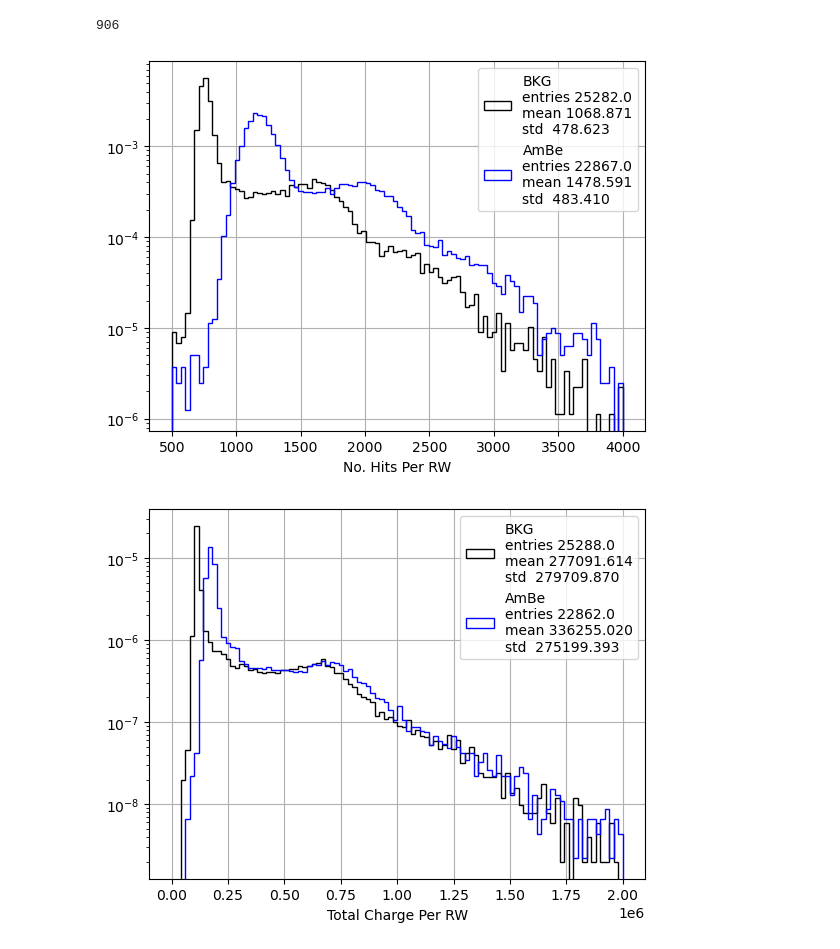
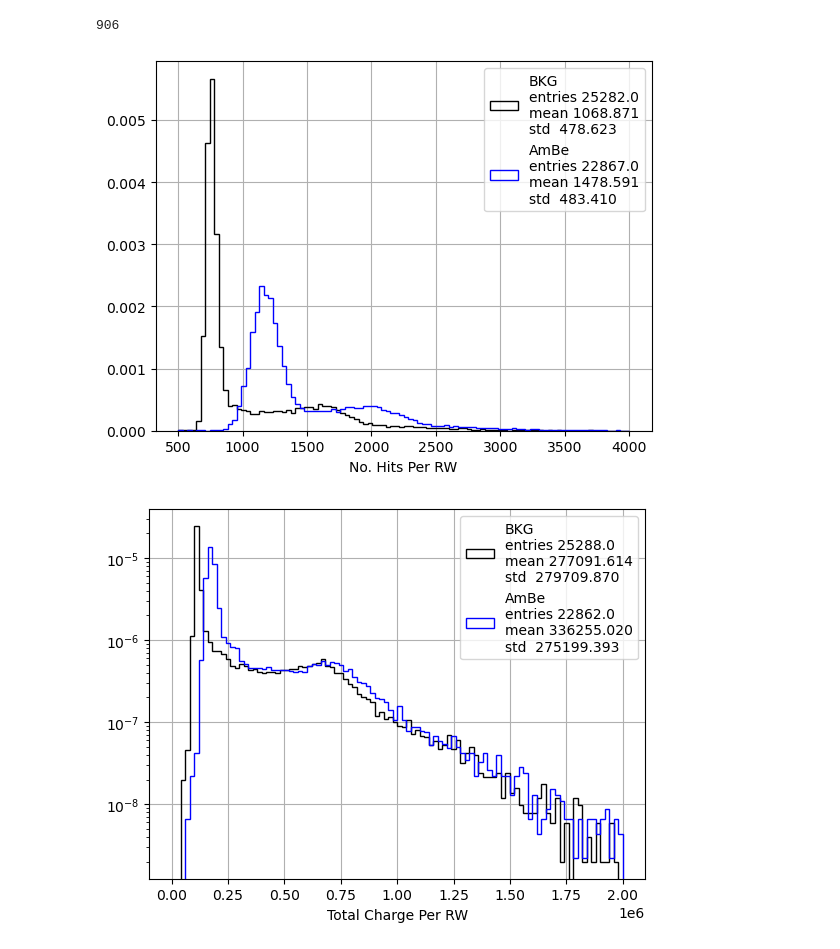
Before and after one commit to DiegoCostas97/AmBe_Data_Analysis, a Jupyter notebook: NB/comparison.ipynb, the cells around one changed output. Cells and saved outputs as stored; diff of their text form; code cells hidden in the pictures.

```diff
--- a/NB/comparison.ipynb
+++ b/NB/comparison.ipynb
@@ -33,7 +33,7 @@ The autoreload extension is already loaded. To reload it, use:
 # %%
 # ============= LOADS THE DATA ===================
 bkg_run  = 2384
-bkg_data = load_concatenated(outdir=f"/Users/diiego/Downloads/{bkg_run}_calibrated_tof")
+bkg_data = load_concatenated(outdir=f"/Users/diiego/Library/Mobile Documents/com~apple~CloudDocs/Desktop/DIEGO_cloud/USC/PHD/HK/HK SOURCES/code/ambe_source/AmBe_Data_Analysis/data/{bkg_run}_calibrated_tof")
 print("Data Loaded")
 
 # =============== MASK OUT CARDS 130-132 ===================
@@ -48,7 +48,7 @@ Data Masked
 # %%
 # ============= LOADS THE DATA ===================
 ambe_run  = 2386
-ambe_data = load_concatenated(outdir=f"/Users/diiego/Downloads/{ambe_run}_calibrated_tof")
+ambe_data = load_concatenated(outdir=f"/Users/diiego/Library/Mobile Documents/com~apple~CloudDocs/Desktop/DIEGO_cloud/USC/PHD/HK/HK SOURCES/code/ambe_source/AmBe_Data_Analysis/data/{ambe_run}_calibrated_tof")
 print("Data Loaded")
 
 # =============== MASK OUT CARDS 130-132 ===================
@@ -77,10 +77,10 @@ len(ambe_run_times_sorted[0])
 bkg__no_hits_perRW = ak.count(bkg_run_times_sorted, axis=-1)
 ambe_no_hits_perRW = ak.count(ambe_run_times_sorted, axis=-1)
 # %%
-pltext.hist(bkg__no_hits_perRW,  100, density=True, ylog=True, range=(500, 4e3), xylabels="No. Hits Per RW", label="BKG");
-pltext.hist(ambe_no_hits_perRW, 100, density=True, ylog=True, range=(500, 4e3), xylabels="No. Hits Per RW", label="AmBe");
+pltext.hist(bkg__no_hits_perRW, 100, density=True, ylog=False, range=(500, 4e3), xylabels="No. Hits Per RW", label="BKG");
+pltext.hist(ambe_no_hits_perRW, 100, density=True, ylog=False, range=(500, 4e3), xylabels="No. Hits Per RW", label="AmBe");
 # %% [output]
-[figure, old version]
+[figure, new version]
 # %%
 bkg__total_charge_perRW = ak.sum(bkg_run_charges, axis=-1)
 ambe_total_charge_perRW = ak.sum(ambe_run_charges, axis=-1)
```
Also changed, not shown: parts of 14 cells of this notebook, 1 other file.
